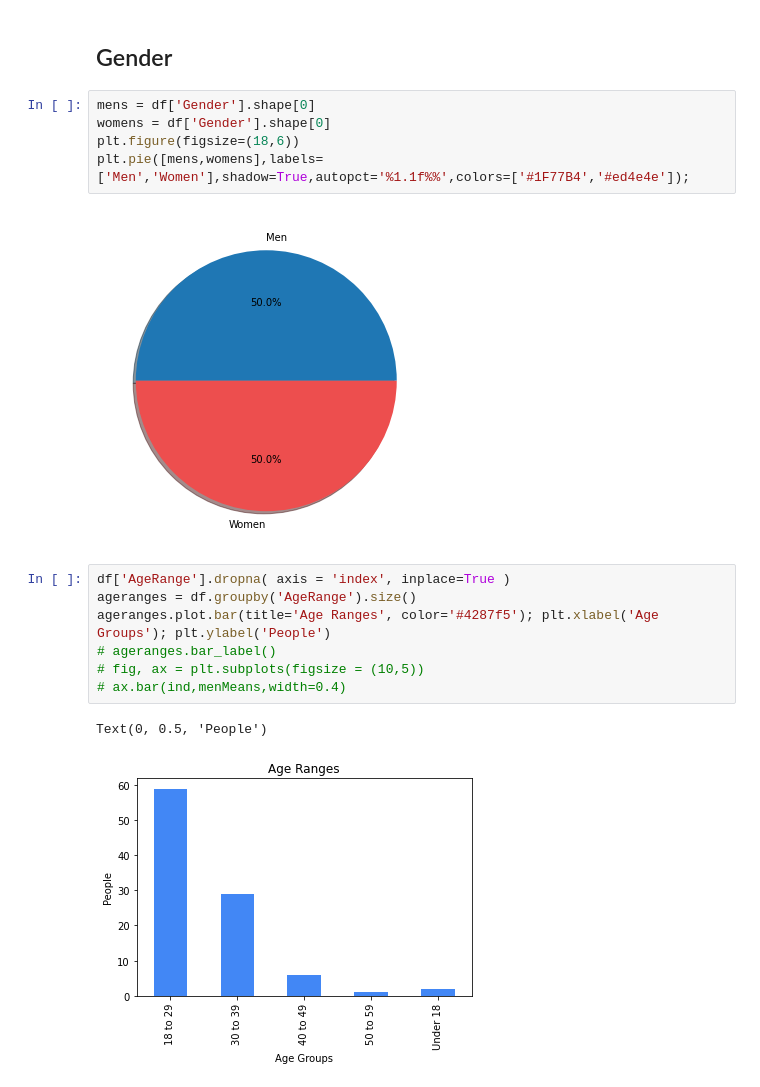
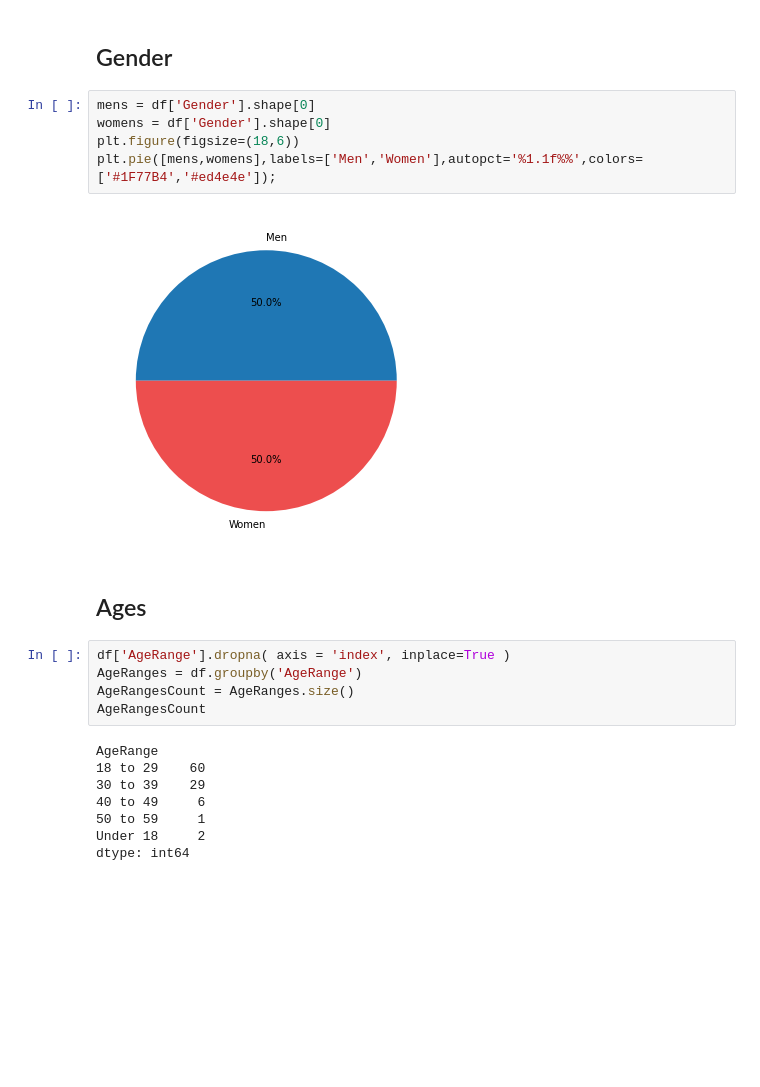
Before and after one commit to roxana-hgh/Data-Mining-project, a Jupyter notebook: CoffeeAndCode.ipynb, the cells around one changed output. Cells and saved outputs as stored; diff of their text form; blank space fills up the shorter version.

```diff
--- a/CoffeeAndCode.ipynb
+++ b/CoffeeAndCode.ipynb
@@ -35,17 +35,22 @@ dtype: int64
 # %%
 mens = df['Gender'].shape[0]
 womens = df['Gender'].shape[0]
 plt.figure(figsize=(18,6))
-plt.pie([mens,womens],labels=['Men','Women'],shadow=True,autopct='%1.1f%%',colors=['#1F77B4','#ed4e4e']);
+plt.pie([mens,womens],labels=['Men','Women'],autopct='%1.1f%%',colors=['#1F77B4','#ed4e4e']);
 # %% [output]
-[figure, old version]
+[figure, new version]
+# %% [markdown]
+## Ages
 # %%
 df['AgeRange'].dropna( axis = 'index', inplace=True )
-ageranges = df.groupby('AgeRange').size()
-ageranges.plot.bar(title='Age Ranges', color='#4287f5'); plt.xlabel('Age Groups'); plt.ylabel('People')
-# ageranges.bar_label()
-# fig, ax = plt.subplots(figsize = (10,5))
-# ax.bar(ind,menMeans,width=0.4)
+AgeRanges = df.groupby('AgeRange')
+AgeRangesCount = AgeRanges.size()
+AgeRangesCount
 # %% [output]
-Text(0, 0.5, 'People')
+AgeRange
+18 to 29    60
+30 to 39    29
+40 to 49     6
+50 to 59     1
+Under 18     2
+dtype: int64
-[figure, removed]
```
Also changed, not shown: parts of 18 cells of this notebook.
